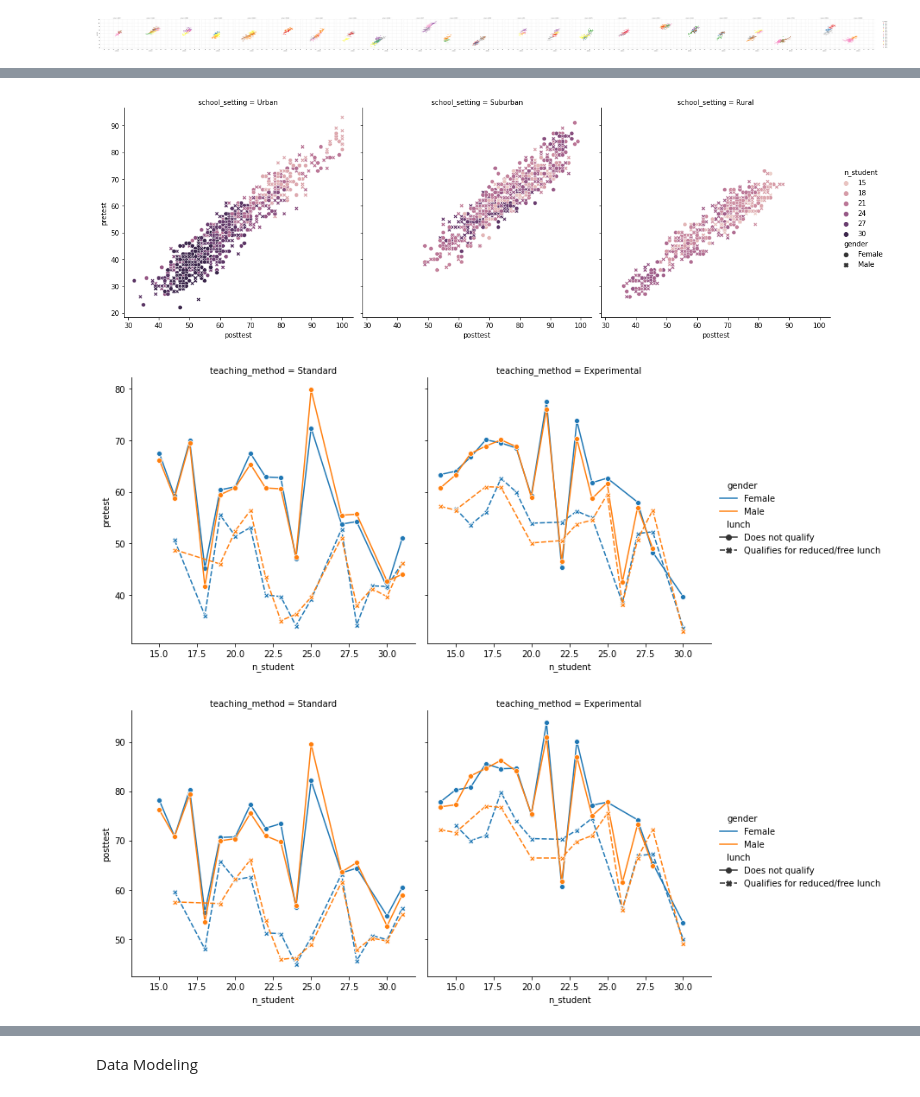
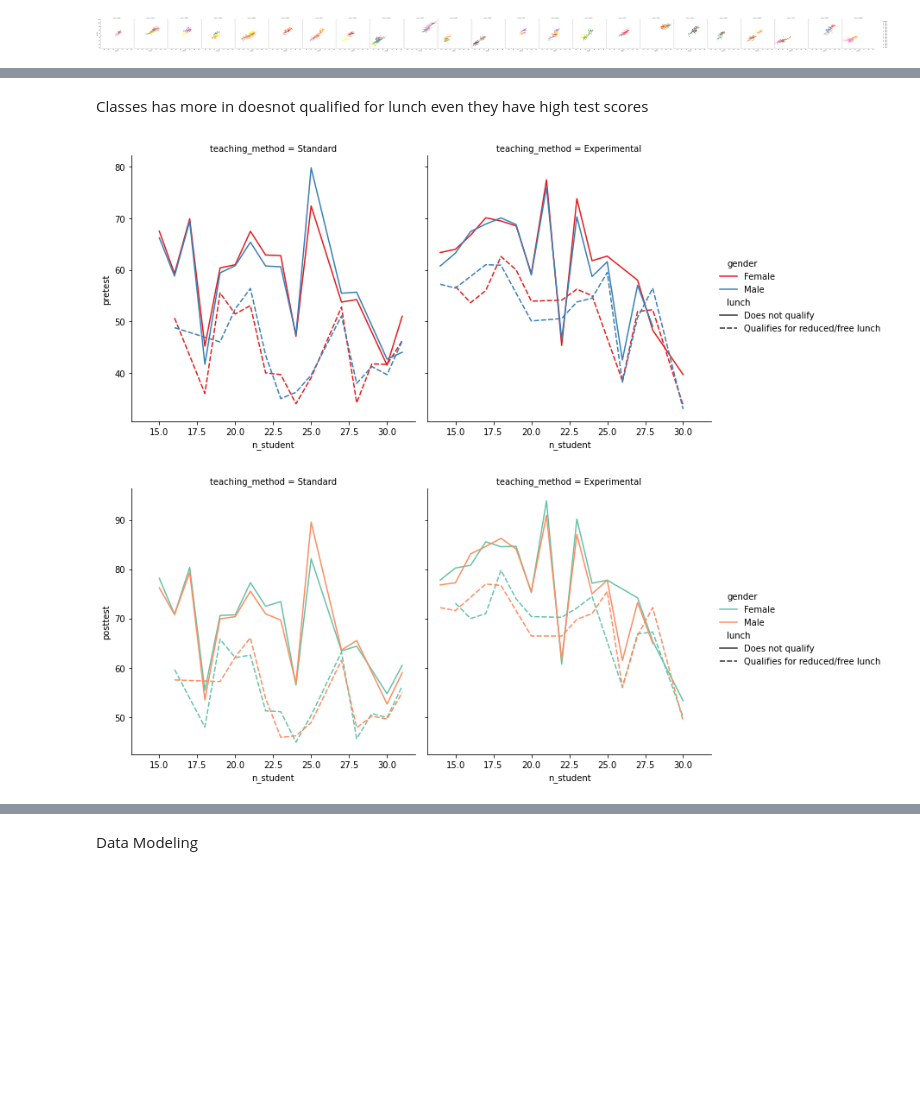
Before and after one commit to ram574/Galeto-Case-Study, a Jupyter notebook: test.ipynb, the cells around one changed output, grey strips where cells are left out. Drawn from its saved outputs; the diff is of its cells as text; code cells hidden in the pictures; blank space fills up the shorter version.

```diff
--- a/test.ipynb
+++ b/test.ipynb
@@ -263,14 +335,10 @@ sns.relplot(x="posttest", y="pretest", hue="n_student", col="teaching_method", c
+# %% [markdown]
+Classes has more in doesnot qualified for lunch even they have high test scores
 # %%
-sns.relplot(x="posttest", y="pretest", hue="n_student", style="gender",col="school_setting", dashes=True, markers=True, ci=None, kind="scatter", data=df);
+sns.relplot(x="n_student", y="pretest", hue="gender",style="lunch",col="teaching_method", ci=None, kind="line", data=df, palette="Set1");
 # %% [output]
-[figure, old version]
+[figure, new version]
 # %%
-sns.relplot(x="n_student", y="pretest", hue="gender",style="lunch",col="teaching_method"
-            ,dashes=True, markers=True, ci=None, kind="line", data=df);
+sns.relplot(x="n_student", y="posttest", hue="gender", style="lunch",col="teaching_method", ci=None, kind="line", data=df, palette="Set2");
 # %% [output]
-[figure, old version]
+[figure, new version]
-# %%
-sns.relplot(x="n_student", y="posttest", hue="gender", style="lunch",col="teaching_method",
-            dashes=True, markers=True, ci=None, kind="line", data=df);
-# %% [output]
-[figure, removed]
```
Also changed, not shown: parts of 42 cells of this notebook.
